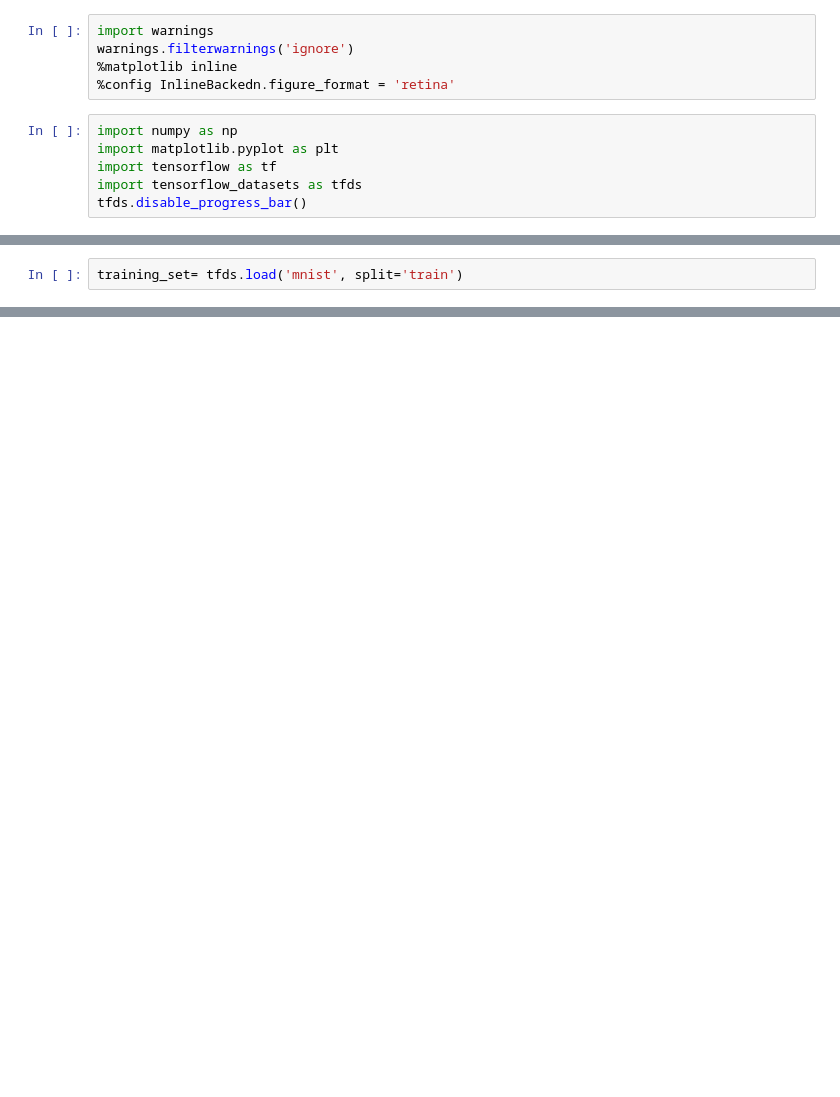
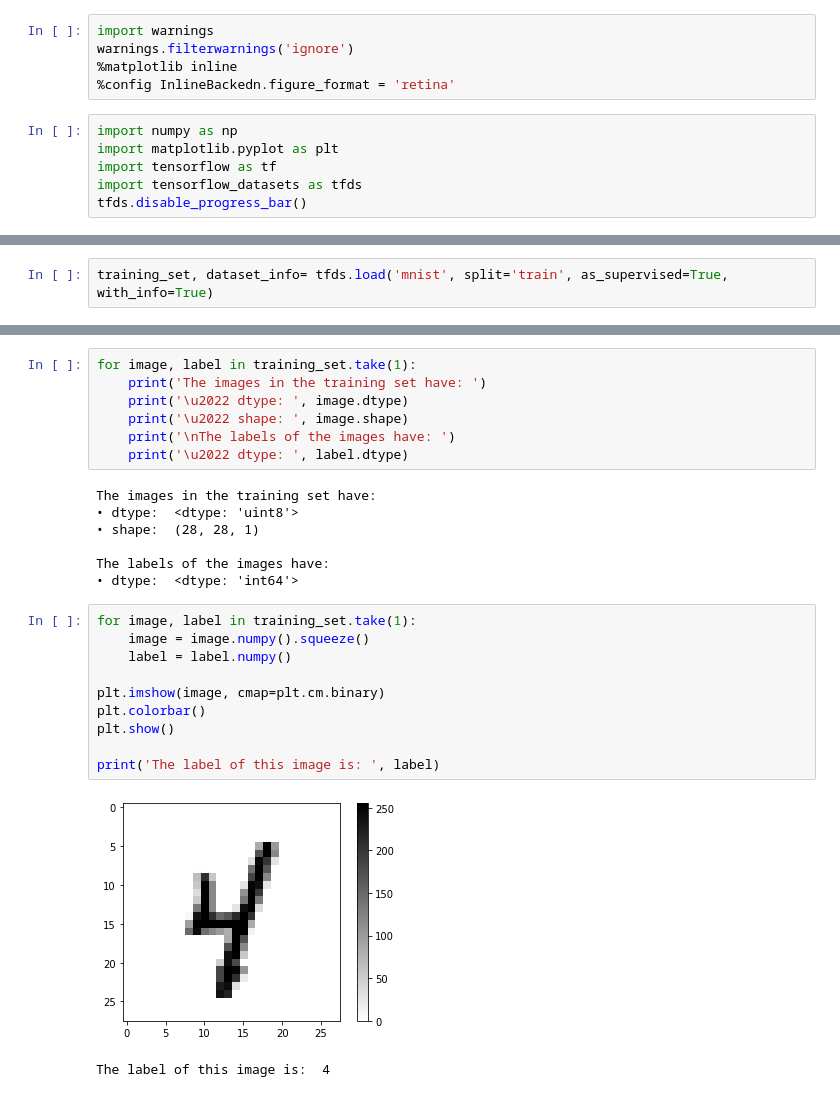
Before and after one commit to astonish1123/tensorflow_course, a Jupyter notebook: practice2_tensorflow.ipynb, the cells around one changed output, grey strips where cells are left out. Drawn from its saved outputs; the diff is of its cells as text; blank space fills up the shorter version.

Commit message:
Modified mnist.py

```diff
--- a/practice2_tensorflow.ipynb
+++ b/practice2_tensorflow.ipynb
@@ -20,2 +21,2 @@ tf.__version__
 # %%
-training_set= tfds.load('mnist', split='train')
+training_set, dataset_info= tfds.load('mnist', split='train', as_supervised=True, with_info=True)
@@ -23,0 +53,27 @@ AttributeError: module 'tensorflow._api.v2.compat.v2.compat' has no attribute 'v
+# %%
+for image, label in training_set.take(1):
+    print('The images in the training set have: ')
+    print('\u2022 dtype: ', image.dtype)
+    print('\u2022 shape: ', image.shape)
+    print('\nThe labels of the images have: ')
+    print('\u2022 dtype: ', label.dtype)
+# %% [output]
+The images in the training set have:
+• dtype:  <dtype: 'uint8'>
+• shape:  (28, 28, 1)
+
+The labels of the images have:
+• dtype:  <dtype: 'int64'>
+# %%
+for image, label in training_set.take(1):
+    image = image.numpy().squeeze()
+    label = label.numpy()
+
+plt.imshow(image, cmap=plt.cm.binary)
+plt.colorbar()
+plt.show()
+
+print('The label of this image is: ', label)
+# %% [output]
+[figure, added]
+The label of this image is:  4
```
Also changed, not shown: parts of 13 cells of this notebook, 1 other file.
